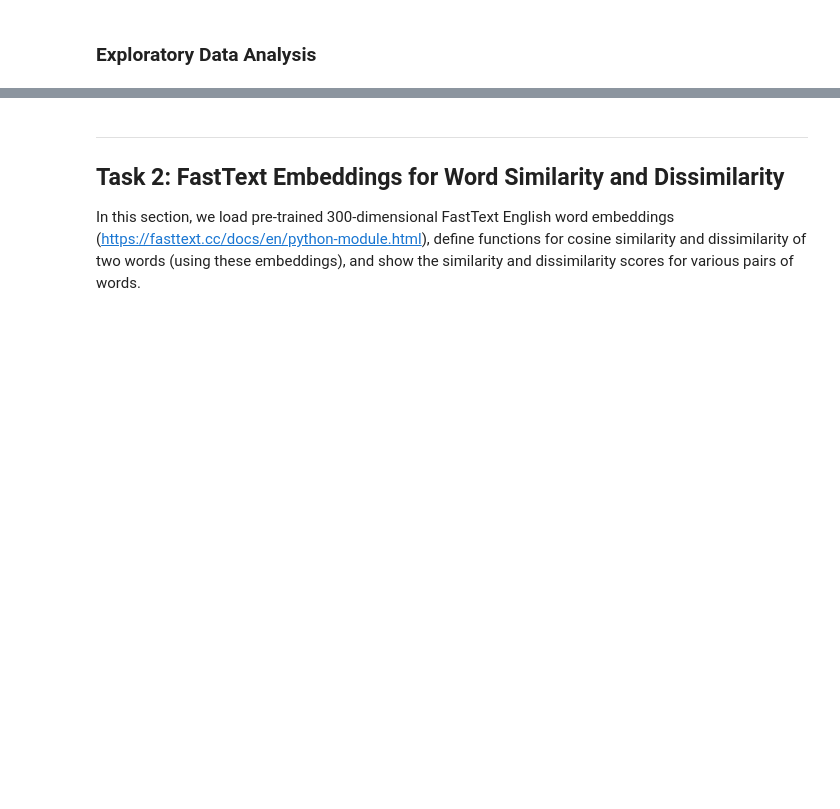
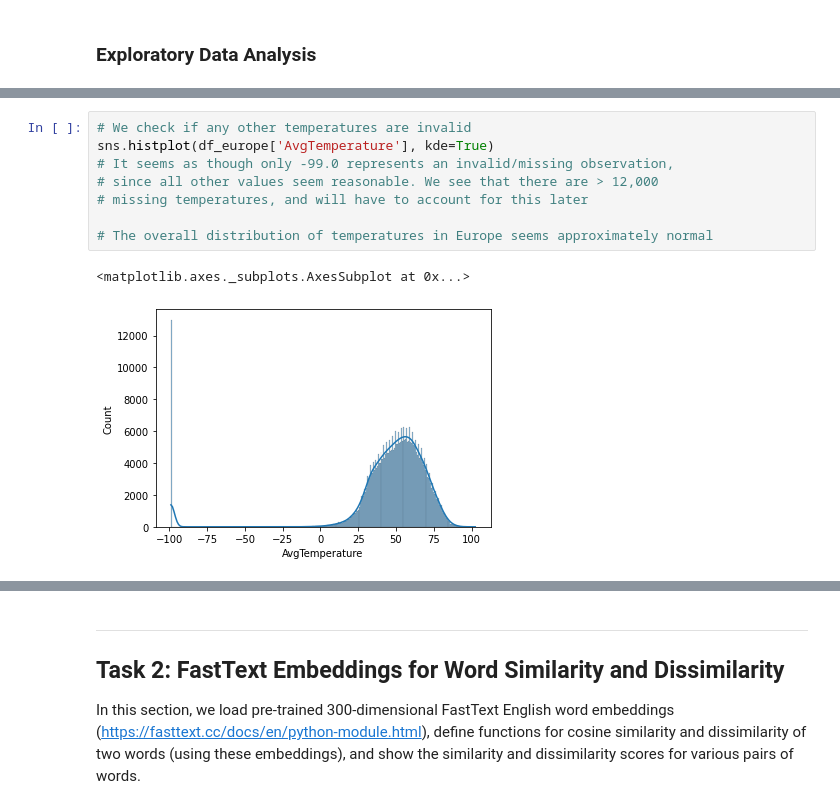
Before and after one commit to bernhardtandy/ProjectsMLAI, a Jupyter notebook: HW4_AndyBernhardt.ipynb, the cells around one changed output, grey strips where cells are left out. Cells and saved outputs as stored; diff of their text form; blank space fills up the shorter version.

```diff
--- a/HW4_AndyBernhardt.ipynb
+++ b/HW4_AndyBernhardt.ipynb
@@ -542,0 +272,11 @@ plotExamples(NN, ["Amsterdam", "Brussels"], [2010, 2017])
+# %%
+# We check if any other temperatures are invalid
+sns.histplot(df_europe['AvgTemperature'], kde=True)
+# It seems as though only -99.0 represents an invalid/missing observation,
+# since all other values seem reasonable. We see that there are > 12,000
+# missing temperatures, and will have to account for this later
+
+# The overall distribution of temperatures in Europe seems approximately normal
+# %% [output]
+<matplotlib.axes._subplots.AxesSubplot at 0x...>
+[figure, added]
```
Also changed, not shown: parts of 131 cells of this notebook.
